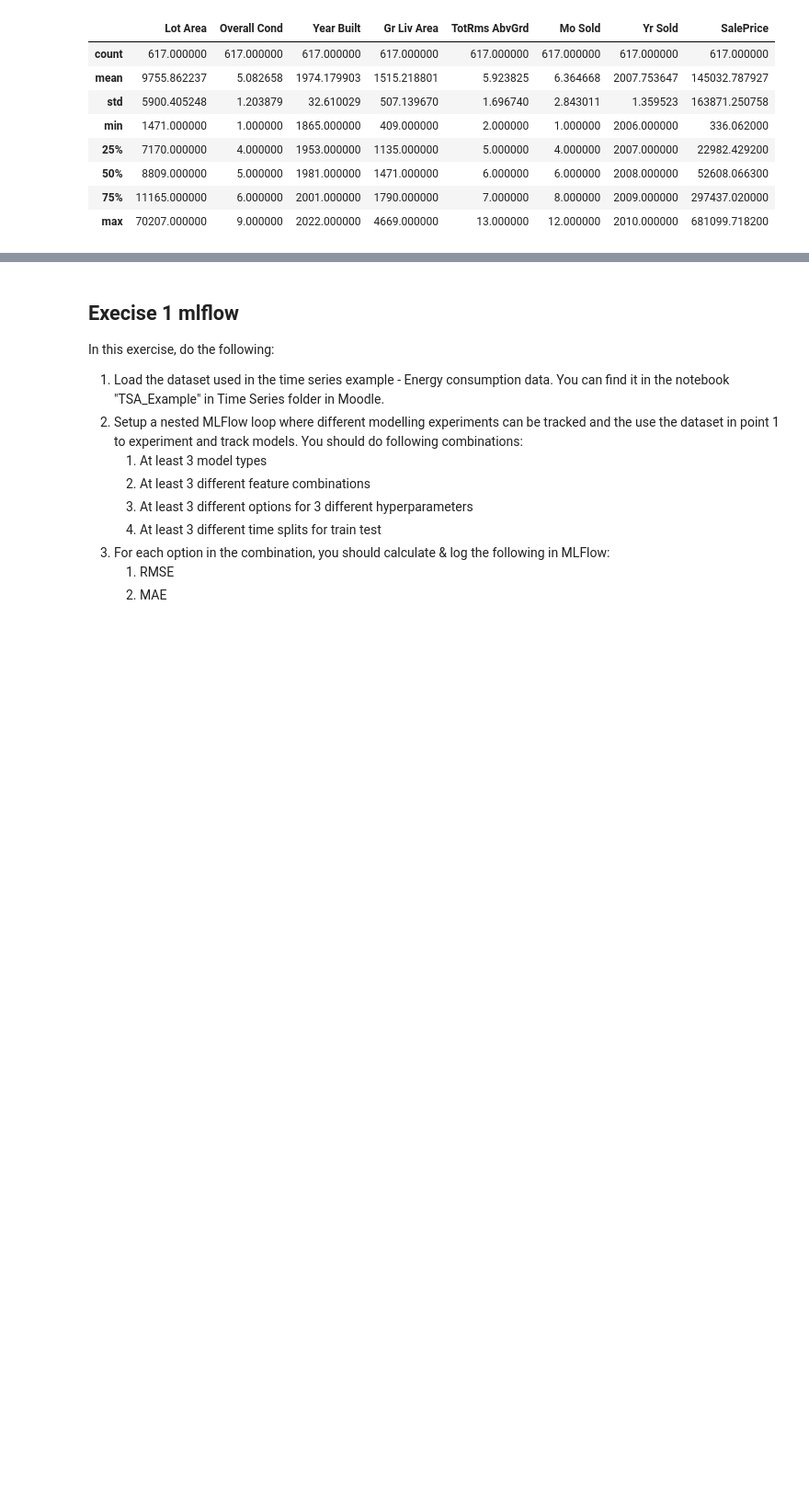
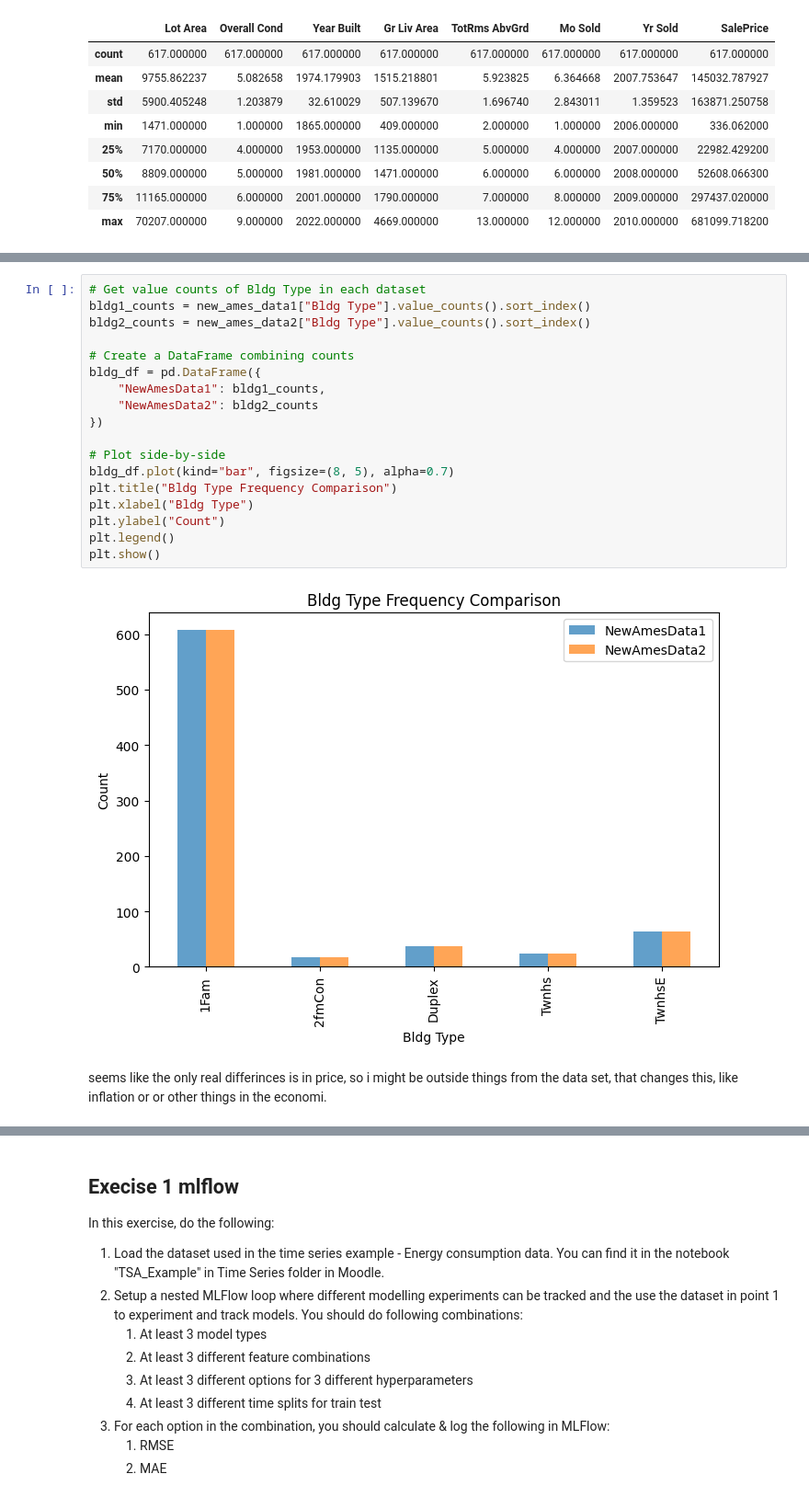
Before and after one commit to jonathanLOlsen/Data-and-things, a Jupyter notebook: 12 MLOps/9HandIn.ipynb, the cells around one changed output, grey strips where cells are left out. Shown: that part at 92% size. Saved outputs shown, nothing was run; the diff lists cells and outputs as text; blank space fills up the shorter version.

```diff
--- a/12 MLOps/9HandIn.ipynb
+++ b/12 MLOps/9HandIn.ipynb
@@ -171,0 +191,22 @@ new_ames_data2_clean.describe()
+# %%
+# Get value counts of Bldg Type in each dataset
+bldg1_counts = new_ames_data1["Bldg Type"].value_counts().sort_index()
+bldg2_counts = new_ames_data2["Bldg Type"].value_counts().sort_index()
+
+# Create a DataFrame combining counts
+bldg_df = pd.DataFrame({
+    "NewAmesData1": bldg1_counts,
+    "NewAmesData2": bldg2_counts
+})
+
+# Plot side-by-side
+bldg_df.plot(kind="bar", figsize=(8, 5), alpha=0.7)
+plt.title("Bldg Type Frequency Comparison")
+plt.xlabel("Bldg Type")
+plt.ylabel("Count")
+plt.legend()
+plt.show()
+# %% [output]
+[figure, added]
+# %% [markdown]
+seems like the only real differinces is in price, so i might be outside things from the data set, that changes this, like inflation or or other things in the economi.
```
Also changed, not shown: parts of 6 cells of this notebook.
